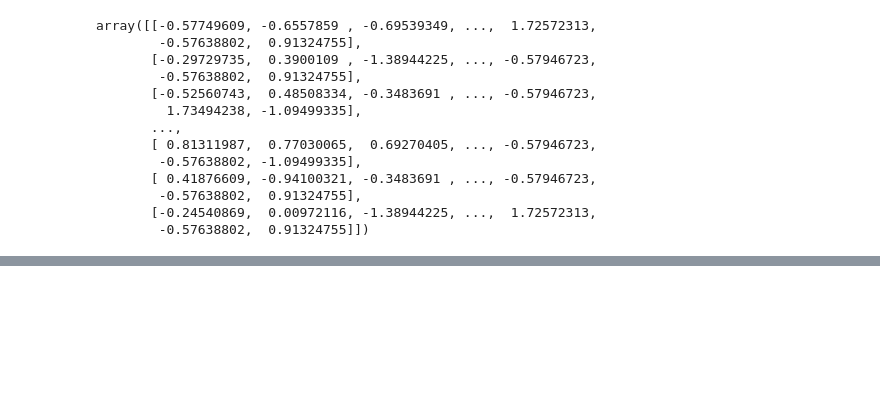
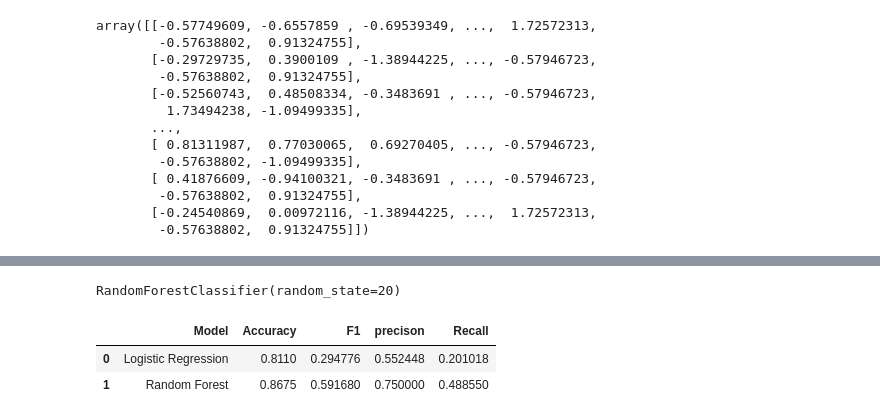
Before and after one commit to Saurav-Krishna/Data-analytics-Projects, a Jupyter notebook: Customer_Churn_Rate_prediction/main.ipynb, the cells around one changed output, grey strips where cells are left out. Drawn from its saved outputs; the diff is of its cells as text; code cells hidden in the pictures; blank space fills up the shorter version.

```diff
--- a/Customer_Churn_Rate_prediction/main.ipynb
+++ b/Customer_Churn_Rate_prediction/main.ipynb
@@ -275,0 +341,21 @@ array([[-0.57749609, -0.6557859 , -0.69539349, ...,  1.72572313,
+# %%
+classifier_rf = RandomForestClassifier(random_state = 20)
+classifier_rf.fit(X_train, Y_train)
+# %% [output]
+RandomForestClassifier(random_state=20)
+# %%
+y_pred = classifier_rf.predict(X_test)
+# %%
+acc = accuracy_score(Y_test, y_pred)
+f1 = f1_score(Y_test, y_pred)
+prec = precision_score(Y_test, y_pred)
+rec = recall_score(Y_test, y_pred)
+# %%
+model_result = pd.DataFrame([['Random Forest',acc, f1, prec, rec]],
+                      columns=['Model','Accuracy','F1','precison','Recall'])
+# %%
+result.append(model_result,ignore_index=True)
+# %% [output]
+|  | Model | Accuracy | F1 | precison | Recall |
+| 0 | Logistic Regression | 0.8110 | 0.294776 | 0.552448 | 0.201018 |
+| 1 | Random Forest | 0.8675 | 0.591680 | 0.750000 | 0.488550 |
```
Also changed, not shown: parts of 20 cells of this notebook.
